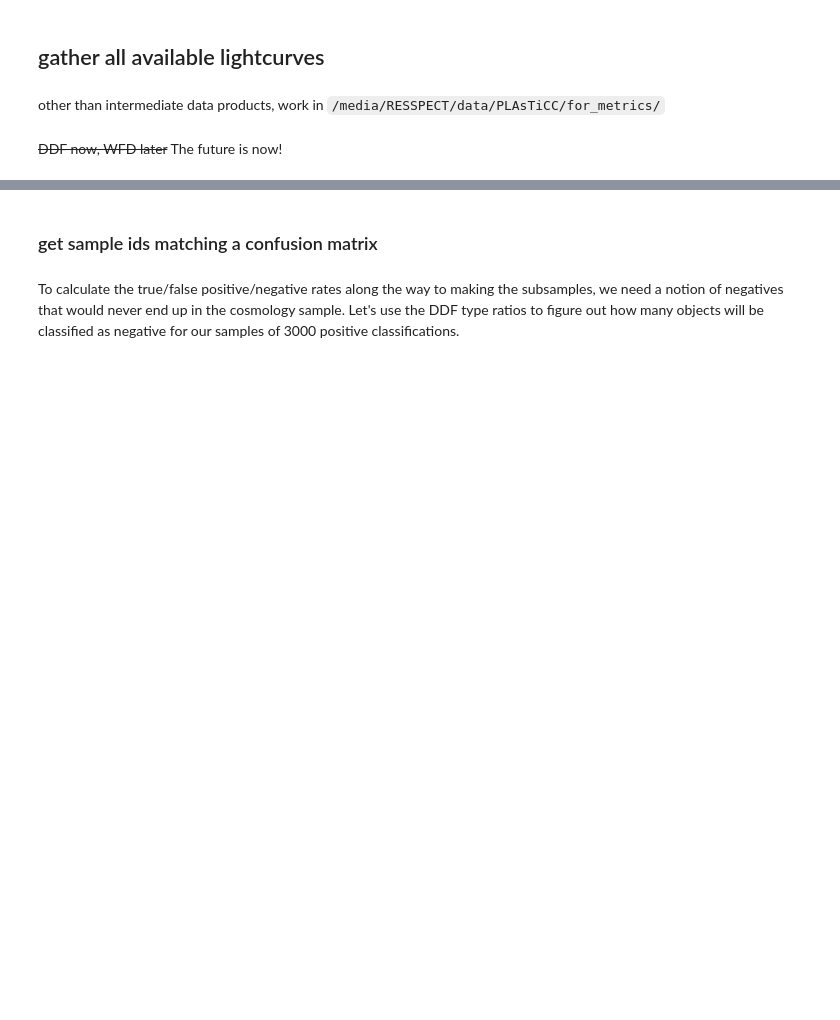
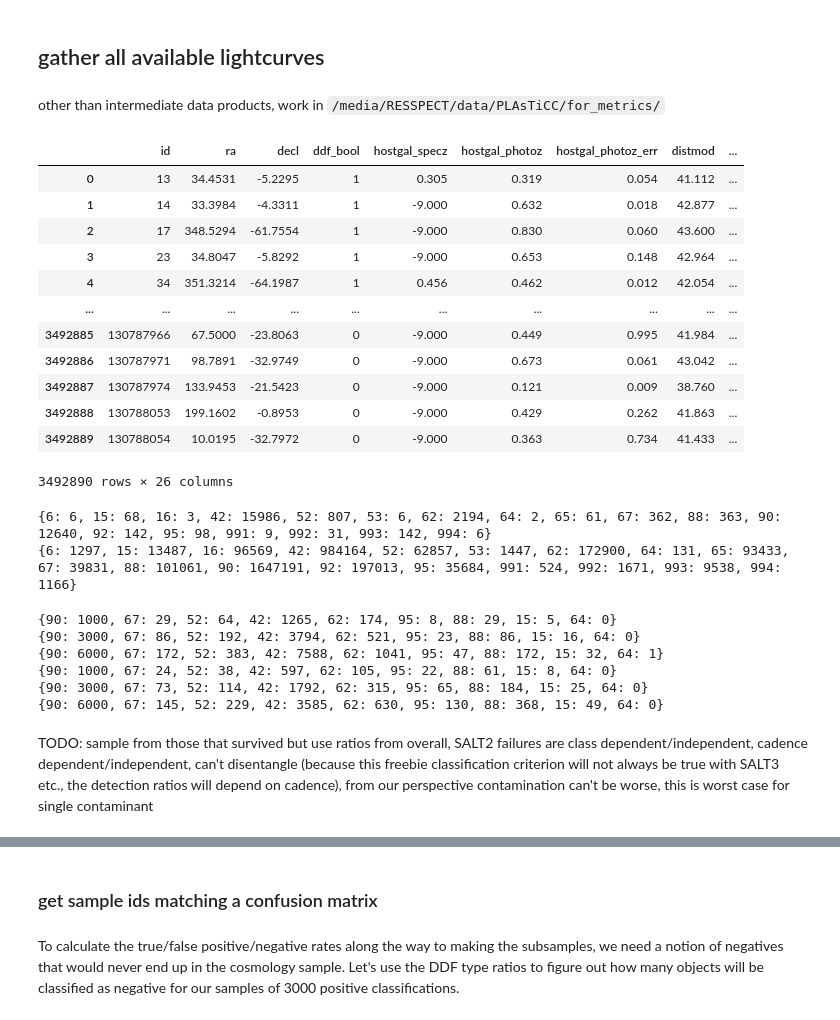
Before and after one commit to emilleishida/resspect_metric, a Jupyter notebook: subsampling.ipynb, the cells around one changed output, grey strips where cells are left out. Saved outputs shown, nothing was run; the diff lists cells and outputs as text; code cells hidden in the pictures; blank space fills up the shorter version.

```diff
--- a/subsampling.ipynb
+++ b/subsampling.ipynb
@@ -41,6 +43,6 @@ maybe_sn_classes[64] = 'KN'
 # %% [markdown]
 ## gather all available lightcurves
 # %%
-datapath = '/media/RESSPECT/data/PLAsTiCC/PLAsTiCC_zenodo/'
+datapath = '/media/RESSPECT/data/PLAsTiCC/'
 # %% [markdown]
 other than intermediate data products, work in `/media/RESSPECT/data/PLAsTiCC/for_metrics/`
@@ -49,11 +49,30 @@ all_maybe_sn = pd.read_csv(datapath+'plasticc_test_metadata.csv')
 # %%
-all_maybe_sn = all_maybe_sn.rename(columns={"object_id": "id", "true_z": "redshift", "true_target": "code"})
+all_lcs = pd.read_csv(datapath+'PLAsTiCC_zenodo/plasticc_test_metadata.csv')
+all_lcs = all_lcs.rename(columns={"object_id": "id", "true_z": "redshift", "true_target": "code"})
-# %% [markdown]
-~~DDF now, WFD later~~ The future is now!
+# %%
+all_lcs
+# %% [output]
+|  | id | ra | decl | ddf_bool | hostgal_specz | hostgal_photoz | hostgal_photoz_err | distmod | ... |
+| 0 | 13 | 34.4531 | -5.2295 | 1 | 0.305 | 0.319 | 0.054 | 41.112 | ... |
+| 1 | 14 | 33.3984 | -4.3311 | 1 | -9.000 | 0.632 | 0.018 | 42.877 | ... |
+| 2 | 17 | 348.5294 | -61.7554 | 1 | -9.000 | 0.830 | 0.060 | 43.600 | ... |
+| 3 | 23 | 34.8047 | -5.8292 | 1 | -9.000 | 0.653 | 0.148 | 42.964 | ... |
+| 4 | 34 | 351.3214 | -64.1987 | 1 | 0.456 | 0.462 | 0.012 | 42.054 | ... |
+| ... | ... | ... | ... | ... | ... | ... | ... | ... | ... |
+| 3492885 | 130787966 | 67.5000 | -23.8063 | 0 | -9.000 | 0.449 | 0.995 | 41.984 | ... |
+| 3492886 | 130787971 | 98.7891 | -32.9749 | 0 | -9.000 | 0.673 | 0.061 | 43.042 | ... |
+| 3492887 | 130787974 | 133.9453 | -21.5423 | 0 | -9.000 | 0.121 | 0.009 | 38.760 | ... |
+| 3492888 | 130788053 | 199.1602 | -0.8953 | 0 | -9.000 | 0.429 | 0.262 | 41.863 | ... |
+| 3492889 | 130788054 | 10.0195 | -32.7972 | 0 | -9.000 | 0.363 | 0.734 | 41.433 | ... |
+3492890 rows × 26 columns
 # %%
-field_info = {}
+field_info0 = {}
 for field in ['ddf', 'wfd']:
-    field_info[field] = {}
-    field_info[field]['true_cat'] = all_maybe_sn.loc[all_maybe_sn['ddf_bool'] == (field == 'ddf')][['id', 'redshift', 'code']]
-    field_info[field]['n_tot_cat'] = len(field_info[field]['true_cat'])
-    field_info[field]['n_each_cat'] = dict(field_info[field]['true_cat'].groupby('code').count()['id'])
+    field_info0[field] = {}
+    field_info0[field]['true_cat'] = all_lcs.loc[all_lcs['ddf_bool'] == (field == 'ddf')][['id', 'redshift', 'code']]
+    field_info0[field]['n_tot_cat'] = len(field_info0[field]['true_cat'])
+    field_info0[field]['n_each_cat'] = dict(field_info0[field]['true_cat'].groupby('code').count()['id'])
+    print(field_info0[field]['n_each_cat'])
+# %% [output]
+{6: 6, 15: 68, 16: 3, 42: 15986, 52: 807, 53: 6, 62: 2194, 64: 2, 65: 61, 67: 362, 88: 363, 90: 12640, 92: 142, 95: 98, 991: 9, 992: 31, 993: 142, 994: 6}
+{6: 1297, 15: 13487, 16: 96569, 42: 984164, 52: 62857, 53: 1447, 62: 172900, 64: 131, 65: 93433, 67: 39831, 88: 101061, 90: 1647191, 92: 197013, 95: 35684, 991: 524, 992: 1671, 993: 9538, 994: 1166}
@@ -59,0 +94,16 @@ for field in ['ddf', 'wfd']:
+# %%
+field_info1, field_info3, field_info6 = {}, {}, {}
+field_defs = [int(1e3), int(3e3), int(6e3)]
+for field in ['ddf', 'wfd']:
+    field_info1[field] = gen_nums(field_info0, field, n_class_pos=field_defs[0])
+    field_info3[field] = gen_nums(field_info0, field, n_class_pos=field_defs[1])
+    field_info6[field] = gen_nums(field_info0, field, n_class_pos=field_defs[2])
+# %% [output]
+{90: 1000, 67: 29, 52: 64, 42: 1265, 62: 174, 95: 8, 88: 29, 15: 5, 64: 0}
+{90: 3000, 67: 86, 52: 192, 42: 3794, 62: 521, 95: 23, 88: 86, 15: 16, 64: 0}
+{90: 6000, 67: 172, 52: 383, 42: 7588, 62: 1041, 95: 47, 88: 172, 15: 32, 64: 1}
+{90: 1000, 67: 24, 52: 38, 42: 597, 62: 105, 95: 22, 88: 61, 15: 8, 64: 0}
+{90: 3000, 67: 73, 52: 114, 42: 1792, 62: 315, 95: 65, 88: 184, 15: 25, 64: 0}
+{90: 6000, 67: 145, 52: 229, 42: 3585, 62: 630, 95: 130, 88: 368, 15: 49, 64: 0}
+# %% [markdown]
+TODO: sample from those that survived but use ratios from overall, SALT2 failures are class dependent/independent, cadence dependent/independent, can't disentangle (because this freebie classification criterion will not always be true with SALT3 etc., the detection ratios will depend on cadence), from our perspective contamination can't be worse, this is worst case for single contaminant
```
Also changed, not shown: parts of 29 cells of this notebook.
